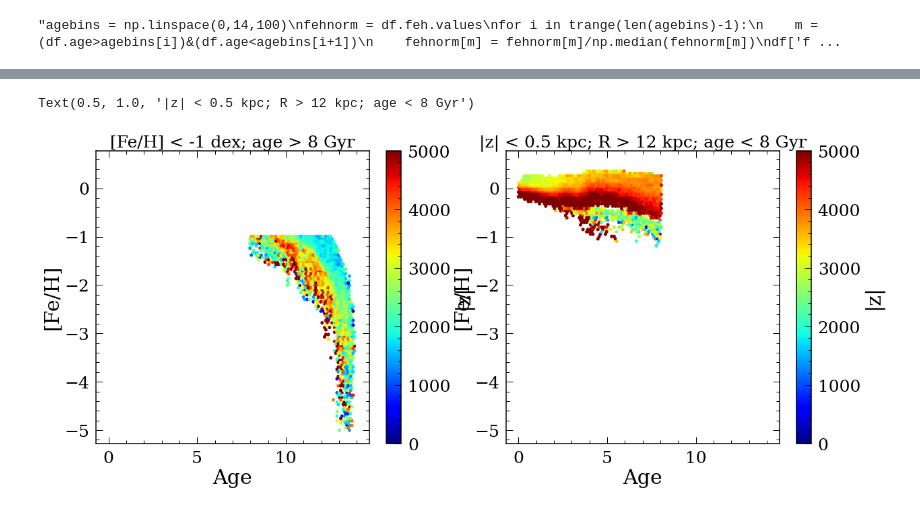
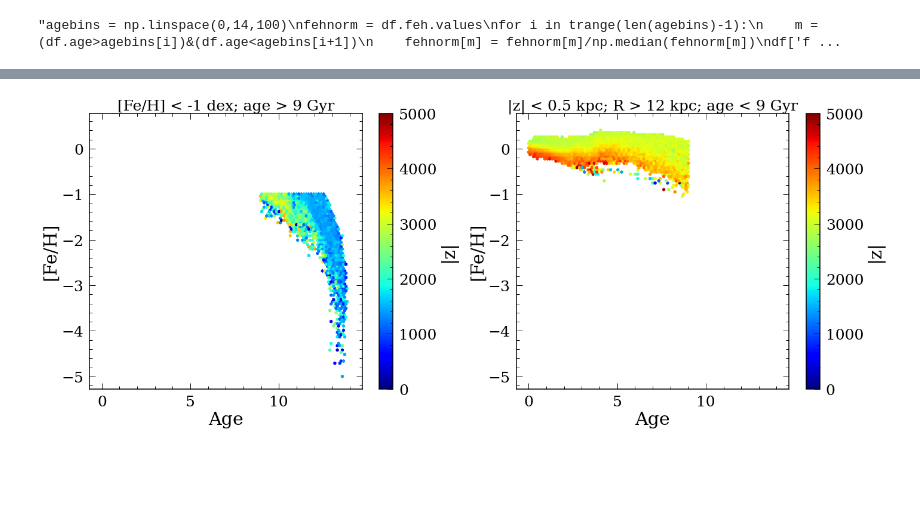
Before and after one commit to lyx12311/BuckSimulation, a Jupyter notebook: GroupsStars.ipynb, the cells around one changed output, grey strips where cells are left out. Saved outputs shown, nothing was run; the diff lists cells and outputs as text; code cells hidden in the pictures; blank space fills up the shorter version.

```diff
--- a/GroupsStars.ipynb
+++ b/GroupsStars.ipynb
@@ -6,7 +6,8 @@ df = pd.read_pickle('Data/Buck_g2_79e12.pkl')
 # %%
 #plt.figure(figsize=(10,8))
 df = df.loc[df['R']>6].reset_index(drop=True)
-df = df.loc[abs(df['z']<6)].reset_index(drop=True)
+df = df.loc[df['R']<12].reset_index(drop=True)
+df = df.loc[abs(df['z']<5)].reset_index(drop=True)
 """agebins = np.linspace(0,14,100)
 fehnorm = df.feh.values
 for i in trange(len(agebins)-1):
@@ -115,34 +116,34 @@ Text(0, 0.5, '[O/Fe]')
 # %%
-
+agecut = 9
 plt.figure(figsize=(20,8))
 
 plt.subplot(1,2,1)
 df_halo = df.loc[df['feh']<-1].reset_index(drop=True)
-df_halo = df_halo.loc[df_halo['age']>8].reset_index(drop=True)
+df_halo = df_halo.loc[df_halo['age']>agecut].reset_index(drop=True)
 plt.hexbin(df_halo['age'], df_halo['feh'], C=abs(df_halo['Jz']),extent=(0,14,-5,0.5),
            gridsize=100, mincnt=1,cmap='jet',vmin=0,vmax=5000)
 cb = plt.colorbar()
 cb.set_label('|z|')
 plt.xlabel('Age')
 plt.ylabel('[Fe/H]')
-plt.title('[Fe/H] < -1 dex; age > 8 Gyr',fontsize=25)
+plt.title('[Fe/H] < -1 dex; age > 9 Gyr',fontsize=25)
 
 
 df_thindisk = df.loc[abs(df['z'])<0.5].reset_index(drop=True)
-df_thindisk = df_thindisk.loc[df_thindisk['R']>12].reset_index(drop=True)
-df_thindisk = df_thindisk.loc[df_thindisk['age']<8].reset_index(drop=True)
+df_thindisk = df_thindisk.loc[df_thindisk['R']>10].reset_index(drop=True)
+df_thindisk = df_thindisk.loc[df_thindisk['age']<agecut].reset_index(drop=True)
 plt.subplot(1,2,2)
 plt.hexbin(df_thindisk['age'], df_thindisk['feh'],
            C=abs(df_thindisk['Jz']),extent=(0,14,-5,0.5),
            gridsize=100, mincnt=1,cmap='jet',vmin=0,vmax=5000)
 cb = plt.colorbar()
 cb.set_label('|z|')
 plt.xlabel('Age')
 plt.ylabel('[Fe/H]')
-plt.title('|z| < 0.5 kpc; R > 12 kpc; age < 8 Gyr',fontsize=25)
+plt.title('|z| < 0.5 kpc; R > 12 kpc; age < 9 Gyr',fontsize=25)
+plt.tight_layout()
 # %% [output]
-Text(0.5, 1.0, '|z| < 0.5 kpc; R > 12 kpc; age < 8 Gyr')
-[figure, old version]
+[figure, new version]
 # %%
 
 
```
Also changed, not shown: parts of 4 cells of this notebook.
